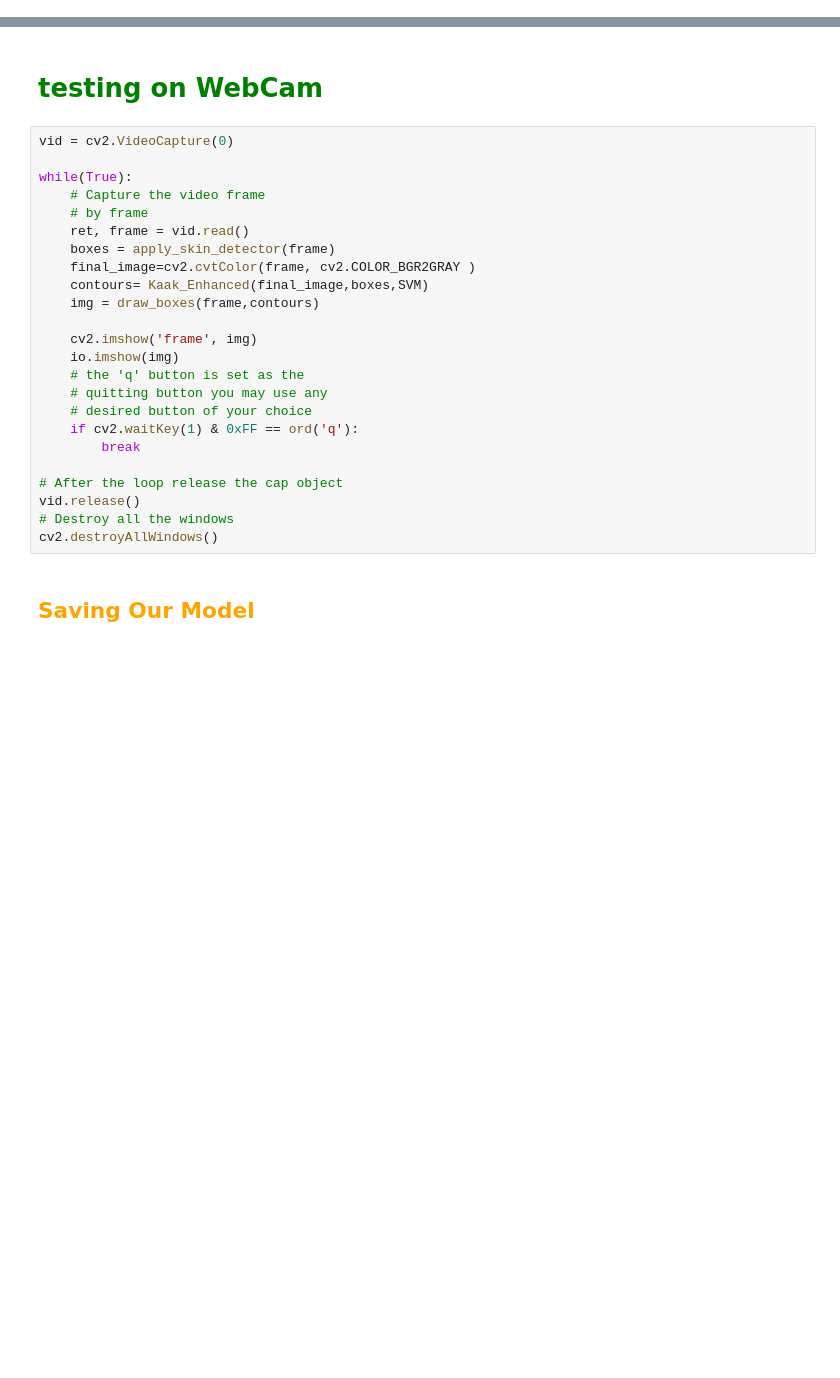
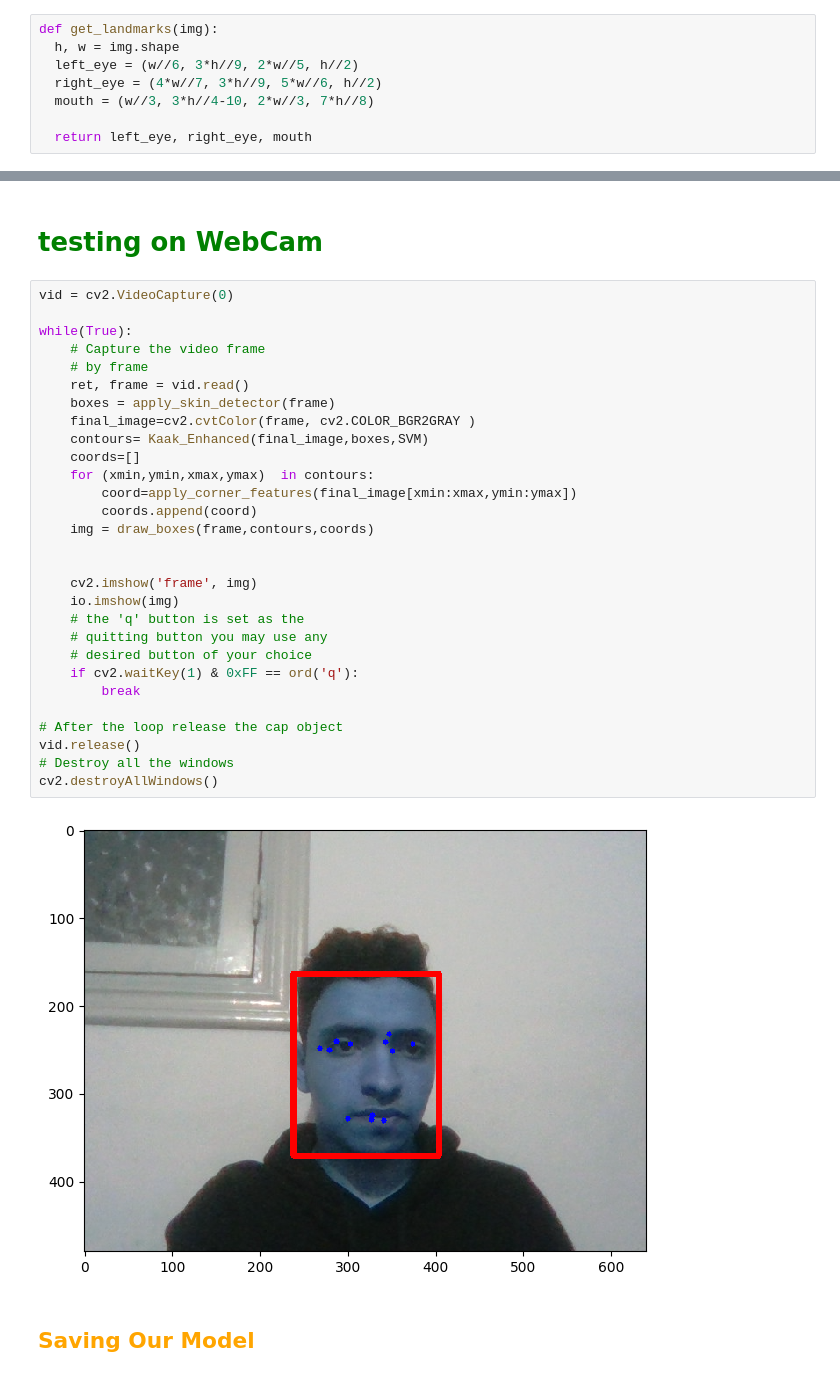
Before and after one commit to AbdelrahmanNoaman/Kaakchat, a Jupyter notebook: face Detection/KaakChat.ipynb, the cells around one changed output, grey strips where cells are left out. Cells and saved outputs as stored; diff of their text form; blank space fills up the shorter version.

```diff
--- a/face Detection/KaakChat.ipynb
+++ b/face Detection/KaakChat.ipynb
@@ -29,0 +64,8 @@ def prepareData(images,labels):
+# %%
+def get_landmarks(img):
+  h, w = img.shape
+  left_eye = (w//6, 3*h//9, 2*w//5, h//2)
+  right_eye = (4*w//7, 3*h//9, 5*w//6, h//2)
+  mouth = (w//3, 3*h//4-10, 2*w//3, 7*h//8)
+
+  return left_eye, right_eye, mouth
@@ -199,27 +289,34 @@ The model is 95.21479064709081% accurate
 # %%
 vid = cv2.VideoCapture(0)
 
 while(True):
     # Capture the video frame
     # by frame
     ret, frame = vid.read()
     boxes = apply_skin_detector(frame)
     final_image=cv2.cvtColor(frame, cv2.COLOR_BGR2GRAY )
     contours= Kaak_Enhanced(final_image,boxes,SVM)
-    img = draw_boxes(frame,contours)
+    coords=[]
+    for (xmin,ymin,xmax,ymax)  in contours:
+        coord=apply_corner_features(final_image[xmin:xmax,ymin:ymax])
+        coords.append(coord)
+    img = draw_boxes(frame,contours,coords)
+
 
     cv2.imshow('frame', img)
     io.imshow(img)
     # the 'q' button is set as the
     # quitting button you may use any
     # desired button of your choice
     if cv2.waitKey(1) & 0xFF == ord('q'):
         break
 
 # After the loop release the cap object
 vid.release()
 # Destroy all the windows
 cv2.destroyAllWindows()
+# %% [output]
+[figure, added]
 # %% [markdown]
 ## <font color="orange"> Saving Our Model </font>
 # %%
```
Also changed, not shown: parts of 16 cells of this notebook, 3 other files.
